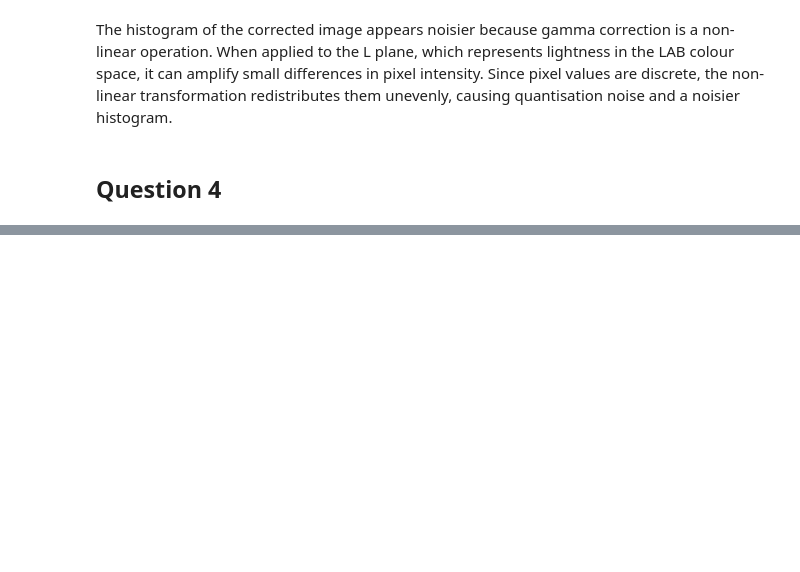
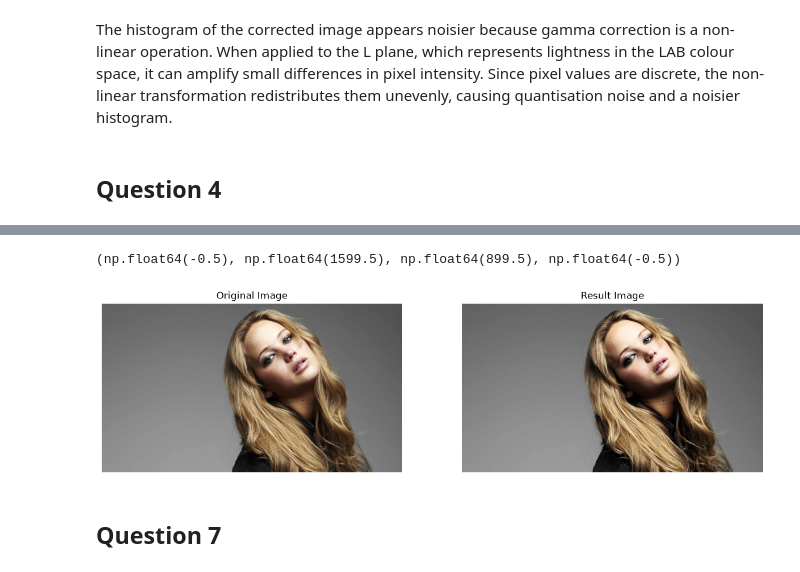
Before and after one commit to angstrom10/EN3160---Image-Processing-and-Machine-Vision, a Jupyter notebook: a-01/assignment.ipynb, the cells around one changed output, grey strips where cells are left out. Cells and saved outputs as stored; diff of their text form; code cells hidden in the pictures; blank space fills up the shorter version.

```diff
--- a/a-01/assignment.ipynb
+++ b/a-01/assignment.ipynb
@@ -190,0 +239,6 @@ plt.show()
+# %%
+f = cv.imread('images/jennifer.jpeg')
+hsv = cv.cvtColor(f, cv.COLOR_BGR2HSV)
+H, S, V = cv.split(hsv)
+threshold = 30
+mask = np.uint8(S > threshold) * 255
@@ -190,0 +259,30 @@ plt.show()
+# %%
+foreground = cv.bitwise_and(f, f, mask=mask)
+foreground_V = cv.bitwise_and(V, V, mask=mask)
+hist = np.zeros(256, dtype=np.int32)
+for pixel in foreground_V[mask > 0]:
+    hist[pixel] += 1
+cdf = np.cumsum(hist)
+# %%
+cdf_min = cdf[cdf > 0][0]
+t = np.round((cdf - cdf_min) / (cdf[-1] - cdf_min) * 255).astype(np.uint8)
+equalized_V = t[V]
+equalized_foreground_V = np.where(mask > 0,equalized_V,V).astype(np.uint8)
+background_mask = cv.bitwise_not(mask)
+background_V = cv.bitwise_and(V, V, mask=background_mask)
+result_V = equalized_foreground_V.copy()
+result_hsv = cv.merge([H, S, result_V])
+result = cv.cvtColor( result_hsv, cv.COLOR_HSV2BGR)
+# %%
+fig,ax= plt.subplots(1, 2, figsize=(15, 5))
+ax[0].imshow(cv.cvtColor(f, cv.COLOR_BGR2RGB))
+ax[0].set_title('Original Image')
+ax[0].axis('off')
+ax[1].imshow(cv.cvtColor(result, cv.COLOR_BGR2RGB))
+ax[1].set_title('Result Image')
+ax[1].axis('off')
+# %% [output]
+(np.float64(-0.5), np.float64(1599.5), np.float64(899.5), np.float64(-0.5))
+[figure, added]
+# %% [markdown]
+## Question 7
```
Also changed, not shown: parts of 26 cells of this notebook, 5 other files.
